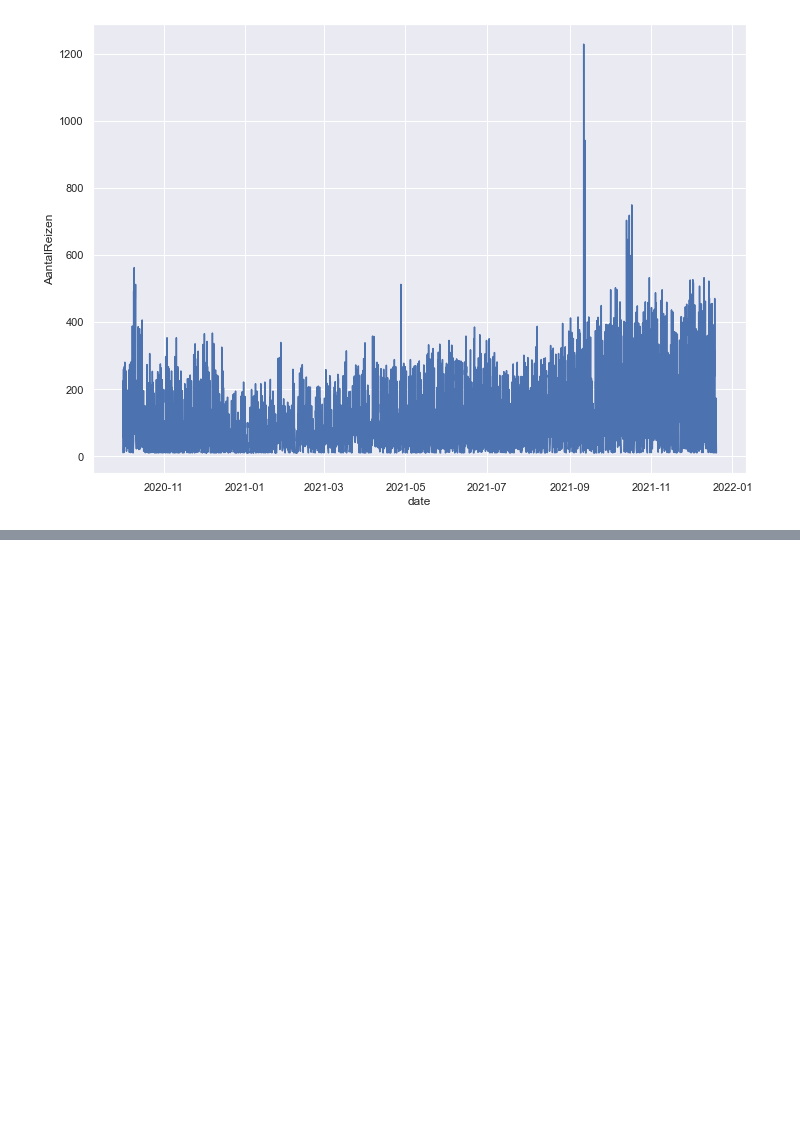
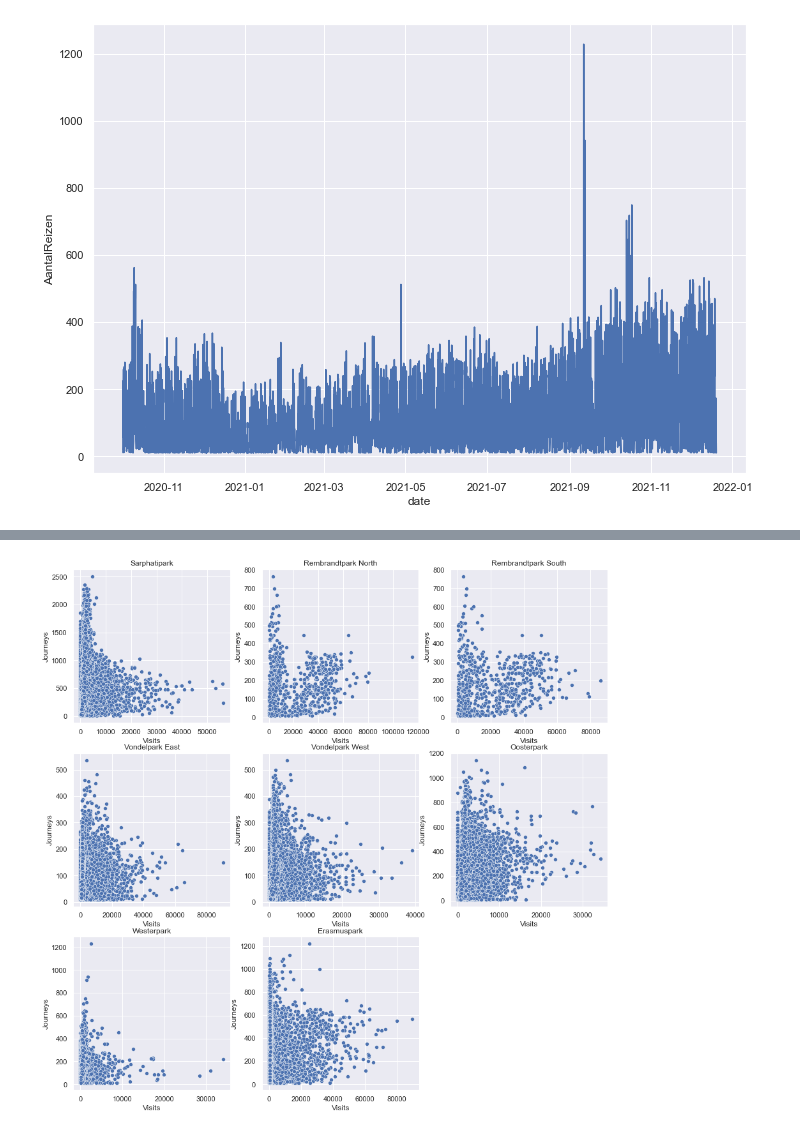
Before and after one commit to lotteph/DSP, a Jupyter notebook: GVB_ALL.ipynb, the cells around one changed output, grey strips where cells are left out. Drawn from its saved outputs; the diff is of its cells as text; code cells hidden in the pictures; blank space fills up the shorter version.

```diff
--- a/GVB_ALL.ipynb
+++ b/GVB_ALL.ipynb
@@ -409,0 +388,42 @@ sns.scatterplot(data=resonoXvisits_oosterpark, x="Visits", y="AantalReizen");
+# %%
+frames = [resono_sarphatipark, resono_rembrandtpark_noord, resono_rembrandtpark_zuid,
+         resono_vondelpark_oost, resono_vondelpark_west, resono_oosterpark,
+         resono_westergasfabriek, resono_erasmuspark]
+
+f, axes = plt.subplots(3, 3, figsize=(15, 15))
+
+sns.scatterplot(x="Visits", y="AantalReizen", data=resono_sarphatipark, ax=axes[0][0])
+axes[0][0].set_title("Sarphatipark")
+axes[0][0].set_ylabel("Journeys")
+
+sns.scatterplot(x="Visits", y="AantalReizen", data=resono_rembrandtpark_noord, ax=axes[0][1])
+axes[0][1].set_title("Rembrandtpark North")
+axes[0][1].set_ylabel("Journeys")
+
+sns.scatterplot(x="Visits", y="AantalReizen", data=resono_rembrandtpark_zuid, ax=axes[0][2])
+axes[0][2].set_title("Rembrandtpark South")
+axes[0][2].set_ylabel("Journeys")
+
+sns.scatterplot(x="Visits", y="AantalReizen", data=resono_vondelpark_oost, ax=axes[1][0])
+axes[1][0].set_title("Vondelpark East")
+axes[1][0].set_ylabel("Journeys")
+
+sns.scatterplot(x="Visits", y="AantalReizen", data=resono_vondelpark_west, ax=axes[1][1])
+axes[1][1].set_title("Vondelpark West")
+axes[1][1].set_ylabel("Journeys")
+
+sns.scatterplot(x="Visits", y="AantalReizen", data=resono_oosterpark, ax=axes[1][2])
+axes[1][2].set_title("Oosterpark")
+axes[1][2].set_ylabel("Journeys")
+
+sns.scatterplot(x="Visits", y="AantalReizen", data=resono_westergasfabriek, ax=axes[2][0])
+axes[2][0].set_title("Westerpark")
+axes[2][0].set_ylabel("Journeys")
+
+sns.scatterplot(x="Visits", y="AantalReizen", data=resono_erasmuspark, ax=axes[2][1])
+axes[2][1].set_title("Erasmuspark")
+axes[2][1].set_ylabel("Journeys")
+
+axes[2,2].set_axis_off()
+# %% [output]
+[figure, added]
```
Also changed, not shown: parts of 18 cells of this notebook.
